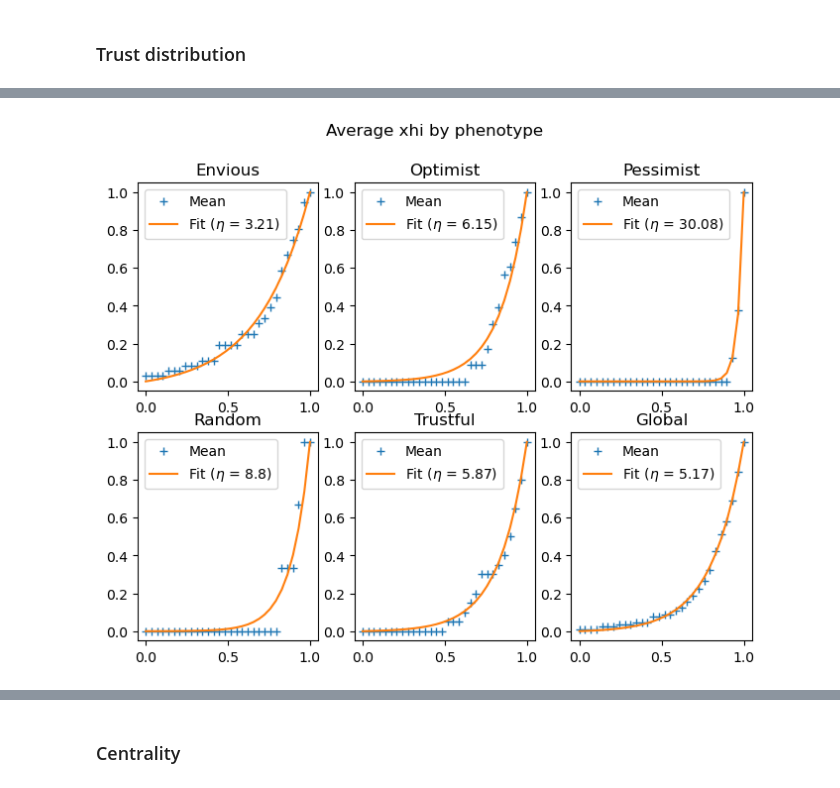
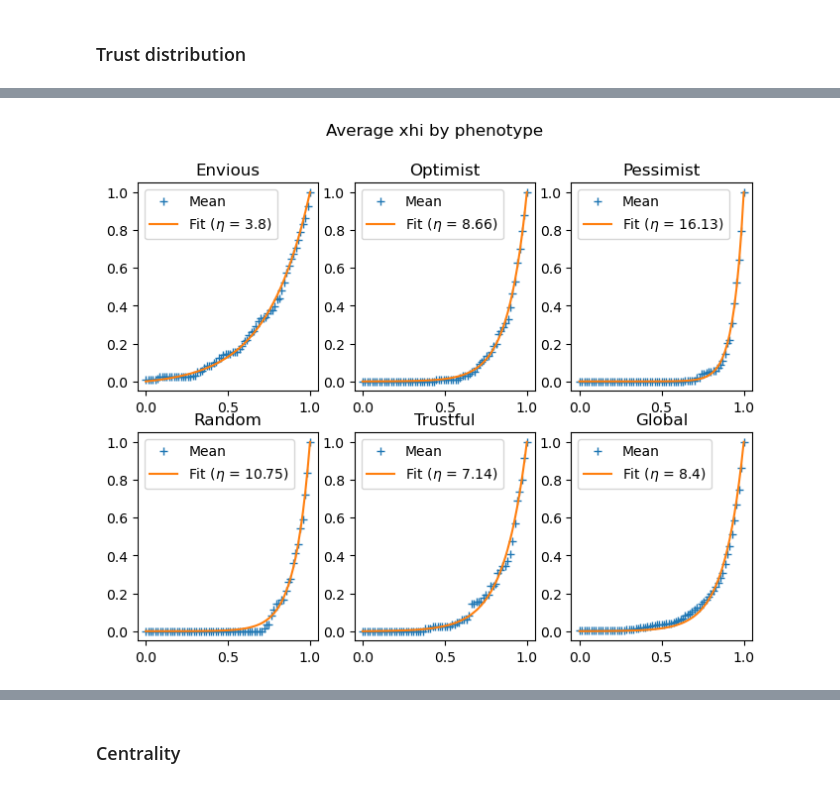
Before and after one commit to yuxuama/cooperation_emergence, a Jupyter notebook: notebooks/last_analysis.ipynb, the cells around one changed output, grey strips where cells are left out. Drawn from its saved outputs; the diff is of its cells as text; code cells hidden in the pictures.

Commit message:
Adjusting data treatment with parameters as distribution

```diff
--- a/notebooks/last_analysis.ipynb
+++ b/notebooks/last_analysis.ipynb
@@ -77,12 +94,12 @@ TypeError: '<=' not supported between instances of 'NoneType' and 'NoneType'
 # %%
-all_xhi = compute_all_xhi_mean(t, parameters)
+all_xhi = compute_all_xhi_mean(t, net.min_link_table, parameters)
 plot_xhi_by_phenotype(all_xhi)
 if save:
     plt.savefig("../plot/" + dirname   + str(n) + "/average_xhi_by_phenotype.png")
 else:
     plt.show()
 # %% [output]
-[figure, old version]
+[figure, new version]
 # %%
 ph_mean = histogram(t, parameters)
 fig, ax = plot_histogram(ph_mean, parameters, log=False, color="tab:blue")
```
Also changed, not shown: parts of 13 cells of this notebook, 2 other files.
